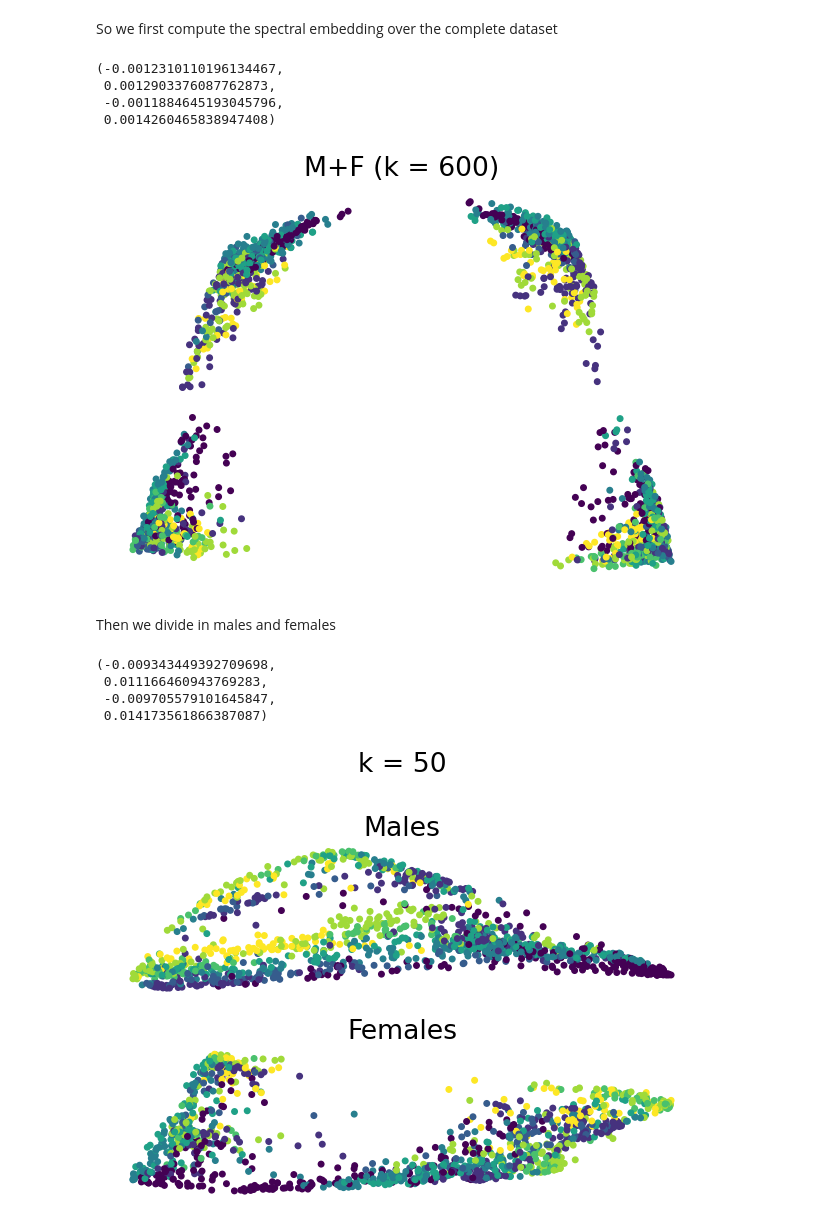
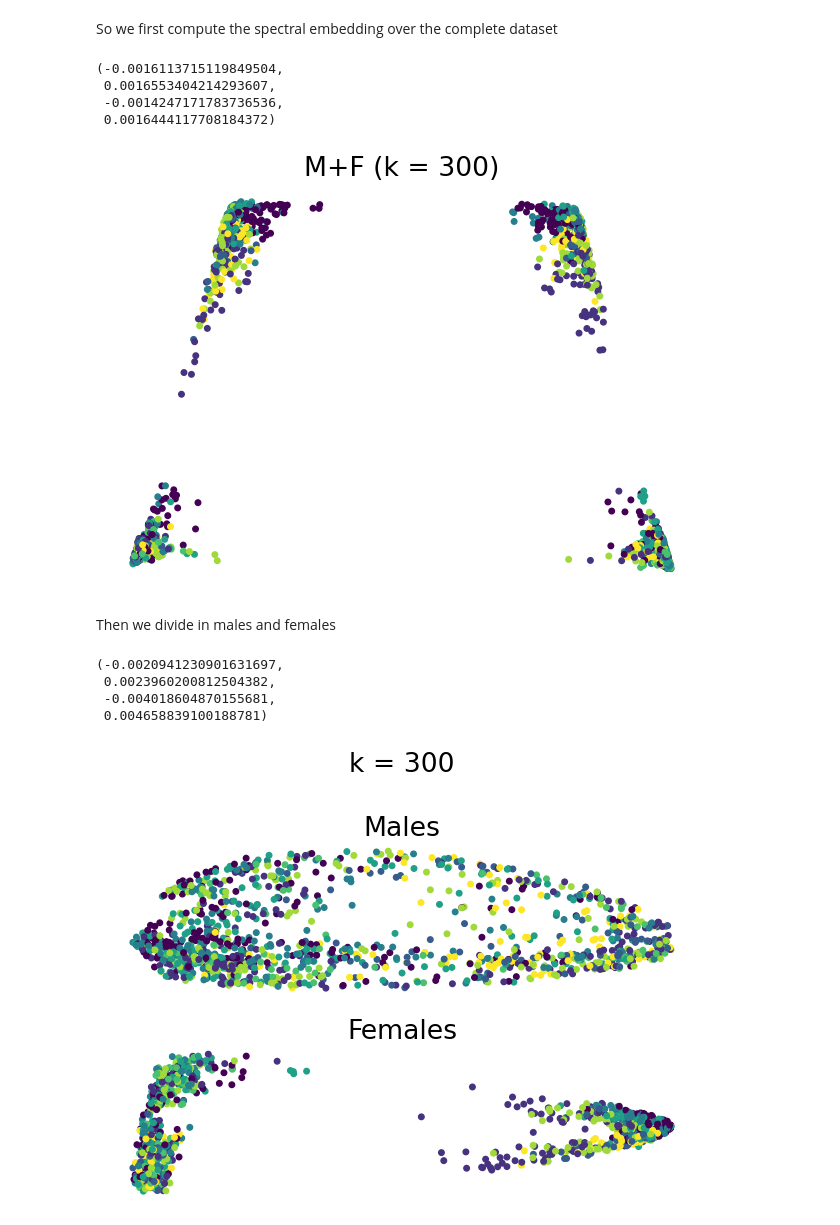
Before and after one commit to djanloo/dynamiting, a Jupyter notebook: mde.ipynb, the cells around one changed output. Saved outputs shown, nothing was run; the diff lists cells and outputs as text; code cells hidden in the pictures.

```diff
--- a/mde.ipynb
+++ b/mde.ipynb
@@ -8,11 +8,11 @@ df = pd.read_csv("ravdess_features.csv")
 
 excluded = [
     "modality",
-    "vocal_channel",
+    # "vocal_channel",
     # "emotional_intensity",
     "statement",
     "repetition",
-    "actor",
+    # "actor",
     "channels",
     "sample_width",
     "frame_rate",
@@ -27,11 +27,14 @@ excluded = [
 ]
 df = intensity_fill.fill_intensity(df)
 
-categorical = ["sex", "emotion", "emotional_intensity"]
+categorical = ["sex", "emotion", "emotional_intensity", "vocal_channel"]
 df.drop(columns=excluded, inplace=True)
 for field in categorical:
     df[field] = pd.Categorical(df[field]).codes
 
+df.actor[df.actor.isna()] = -1
+df.vocal_channel[df.vocal_channel.isna()] = -1
+
 with pd.option_context('display.max_rows', 10, 'display.max_columns', None):  # more options can be specified also
     display(df)
 # %% [output]
@@ -66,7 +77,7 @@ from sklearn.neighbors import NearestNeighbors
 import numpy as np
 from matplotlib import pyplot as plt
 from sklearn.neighbors import kneighbors_graph
-k = 600
+k = 300
 A = kneighbors_graph(X_minmax,k, mode='distance', include_self=True)
 adj = A.toarray()
 plt.imshow(adj)
@@ -88,15 +99,15 @@ plt.scatter(points[:,0], points[:,1], c=df.emotion)
 plt.title(f"M+F (k = {k})")
 plt.axis("off")
 # %% [output]
-(-0.0012310110196134467,
- 0.0012903376087762873,
- -0.0011884645193045796,
- 0.0014260465838947408)
+(-0.0016113715119849504,
+ 0.0016553404214293607,
+ -0.0014247171783736536,
+ 0.0016444117708184372)
-[figure, old version]
+[figure, new version]
 # %% [markdown]
 Then we divide in males and females
 # %%
-males = df[df.sex==1]
+males = df[df.sex==1].drop(columns=["emotion"])
 Xmales = MinMaxScaler().fit_transform(males.values)
 
 females = df[df.sex==0]
@@ -108,31 +119,30 @@ alpha = 0.0
 Xmales[:,1] *= alpha
 Xfemales[:,1] *= alpha
 # %%
-k = 50
 males_adj = kneighbors_graph(Xmales, k, mode='distance', include_self=True).toarray()
 females_adj = kneighbors_graph(Xfemales, k, mode='distance', include_self=True).toarray()
 male_points = spectral_embedding(males_adj,
                 n_components=2,
                 eigen_tol=0.01,
                 norm_laplacian=True,
                 drop_first=True)
 female_points = spectral_embedding(females_adj,
                 n_components=2,
                 eigen_tol=0.01,
                 norm_laplacian=True,
                 drop_first=True)
 fig, axes = plt.subplots(2)
 map = axes[0].scatter(male_points[:,0], male_points[:,1], c=df.emotion[df.sex==1])
 axes[1].scatter(female_points[:,0], female_points[:,1], c=df.emotion[df.sex==0])
 axes[0].axis("off")
 fig.suptitle(f"k = {k}")
 axes[0].set_title("Males")
 axes[1].set_title("Females")
 axes[1].axis("off")
 # %% [output]
-(-0.009343449392709698,
- 0.011166460943769283,
- -0.009705579101645847,
- 0.014173561866387087)
+(-0.0020941230901631697,
+ 0.0023960200812504382,
+ -0.004018604870155681,
+ 0.004658839100188781)
-[figure, old version]
+[figure, new version]
 # %% [markdown]
```
Also changed, not shown: parts of 8 cells of this notebook, 1 other file.
